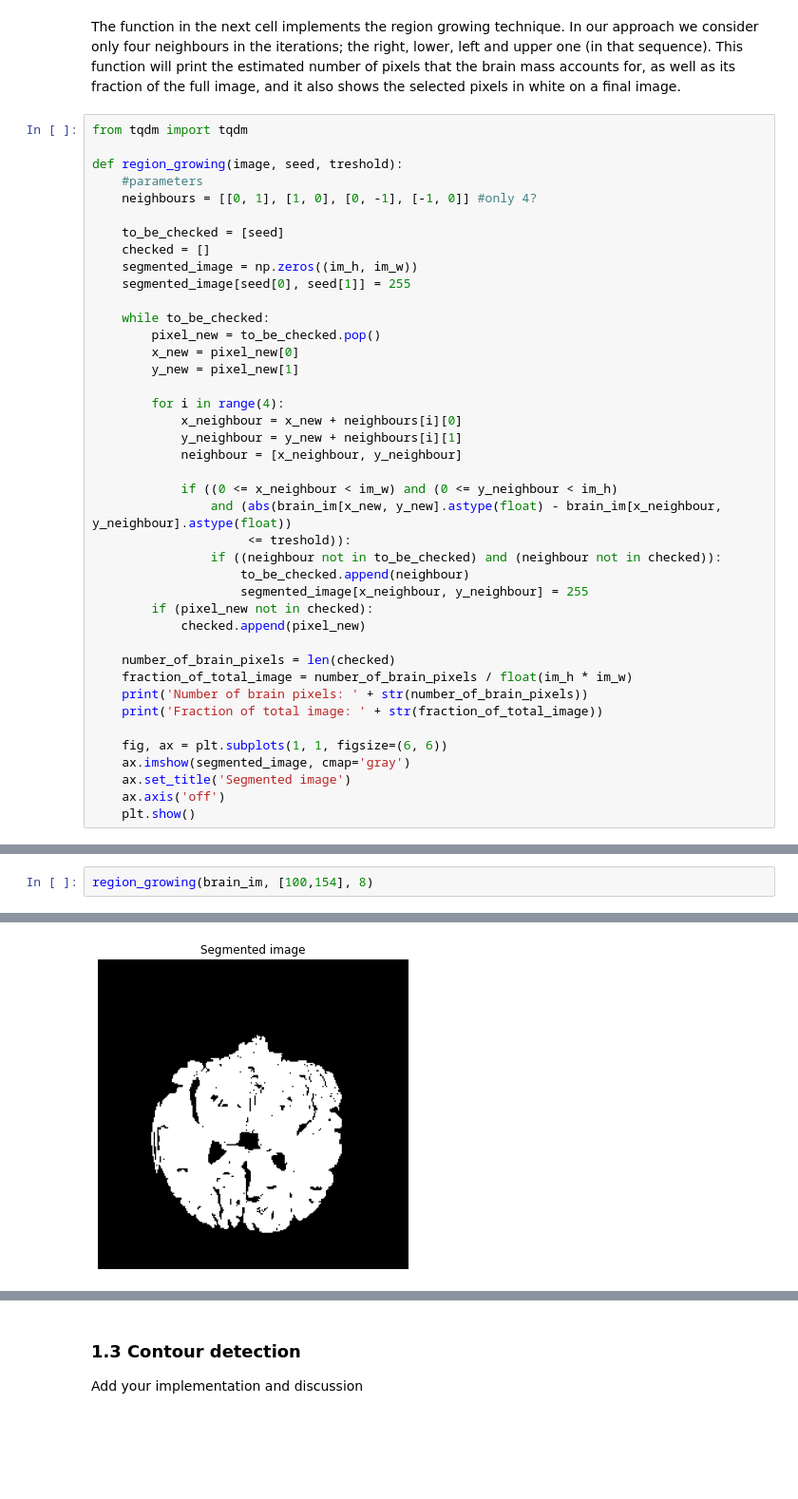
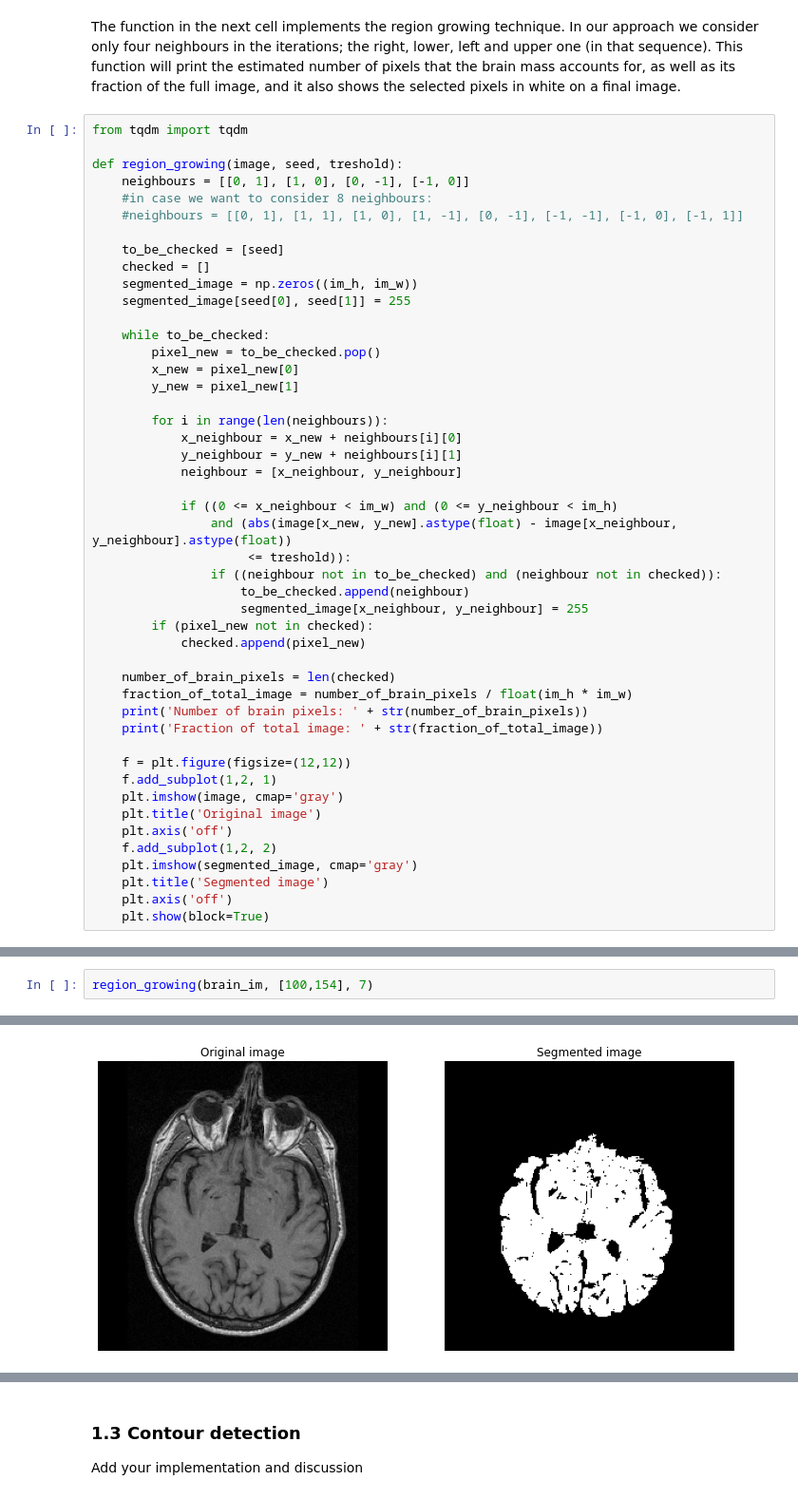
Before and after one commit to emarazz/iapr_2020, a Jupyter notebook: our_labs/lab_01_segmentation.ipynb, the cells around one changed output, grey strips where cells are left out. Shown at 95% size. Drawn from its saved outputs; the diff is of its cells as text; blank space fills up the shorter version.

```diff
--- a/our_labs/lab_01_segmentation.ipynb
+++ b/our_labs/lab_01_segmentation.ipynb
@@ -68,8 +68,9 @@ The function in the next cell implements the region growing technique. In our ap
 from tqdm import tqdm
 
 def region_growing(image, seed, treshold):
-    #parameters
-    neighbours = [[0, 1], [1, 0], [0, -1], [-1, 0]] #only 4?
+    neighbours = [[0, 1], [1, 0], [0, -1], [-1, 0]]
+    #in case we want to consider 8 neighbours:
+    #neighbours = [[0, 1], [1, 1], [1, 0], [1, -1], [0, -1], [-1, -1], [-1, 0], [-1, 1]]
 
     to_be_checked = [seed]
     checked = []
@@ -81,13 +82,13 @@ def region_growing(image, seed, treshold):
         x_new = pixel_new[0]
         y_new = pixel_new[1]
 
-        for i in range(4):
+        for i in range(len(neighbours)):
             x_neighbour = x_new + neighbours[i][0]
             y_neighbour = y_new + neighbours[i][1]
             neighbour = [x_neighbour, y_neighbour]
 
             if ((0 <= x_neighbour < im_w) and (0 <= y_neighbour < im_h)
-                and (abs(brain_im[x_new, y_new].astype(float) - brain_im[x_neighbour, y_neighbour].astype(float))
+                and (abs(image[x_new, y_new].astype(float) - image[x_neighbour, y_neighbour].astype(float))
                      <= treshold)):
                 if ((neighbour not in to_be_checked) and (neighbour not in checked)):
                     to_be_checked.append(neighbour)
@@ -100,9 +101,14 @@ def region_growing(image, seed, treshold):
     print('Number of brain pixels: ' + str(number_of_brain_pixels))
     print('Fraction of total image: ' + str(fraction_of_total_image))
 
-    fig, ax = plt.subplots(1, 1, figsize=(6, 6))
-    ax.imshow(segmented_image, cmap='gray')
-    ax.set_title('Segmented image')
-    ax.axis('off')
-    plt.show()
+    f = plt.figure(figsize=(12,12))
+    f.add_subplot(1,2, 1)
+    plt.imshow(image, cmap='gray')
+    plt.title('Original image')
+    plt.axis('off')
+    f.add_subplot(1,2, 2)
+    plt.imshow(segmented_image, cmap='gray')
+    plt.title('Segmented image')
+    plt.axis('off')
+    plt.show(block=True)
 # %% [markdown]
@@ -110,3 +116,3 @@ We chose the seed to be at coordinate [100, 154], and next we decided on a tresh
 # %%
-region_growing(brain_im, [100,154], 8)
+region_growing(brain_im, [100,154], 7)
 # %% [output]
@@ -115 +121 @@ Fraction of total image: 0.264801025390625
-[figure, old version]
+[figure, new version]
```
Also changed, not shown: parts of 16 cells of this notebook.
